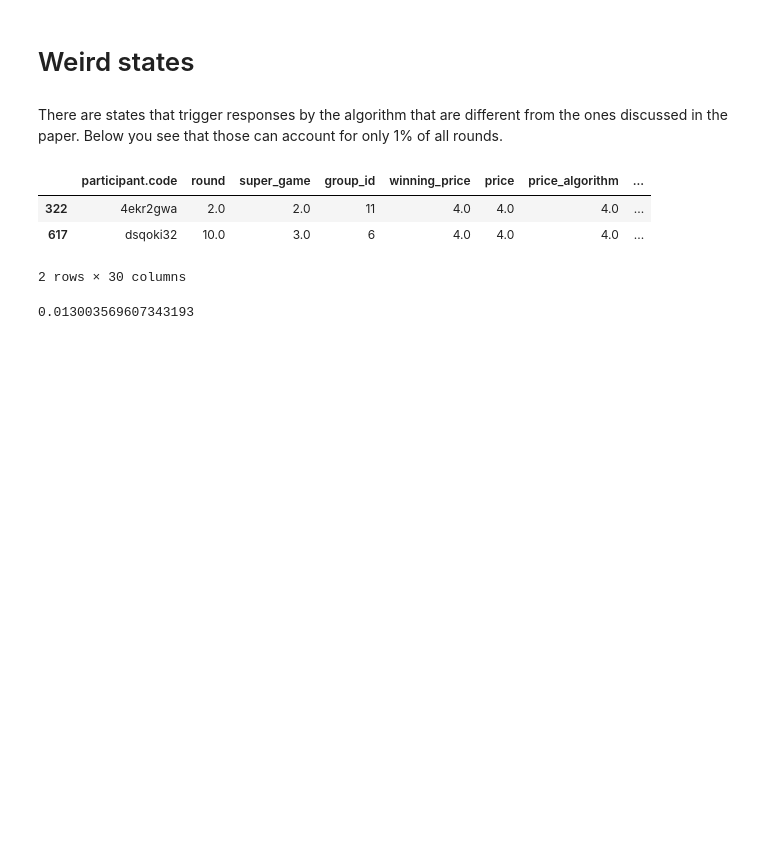
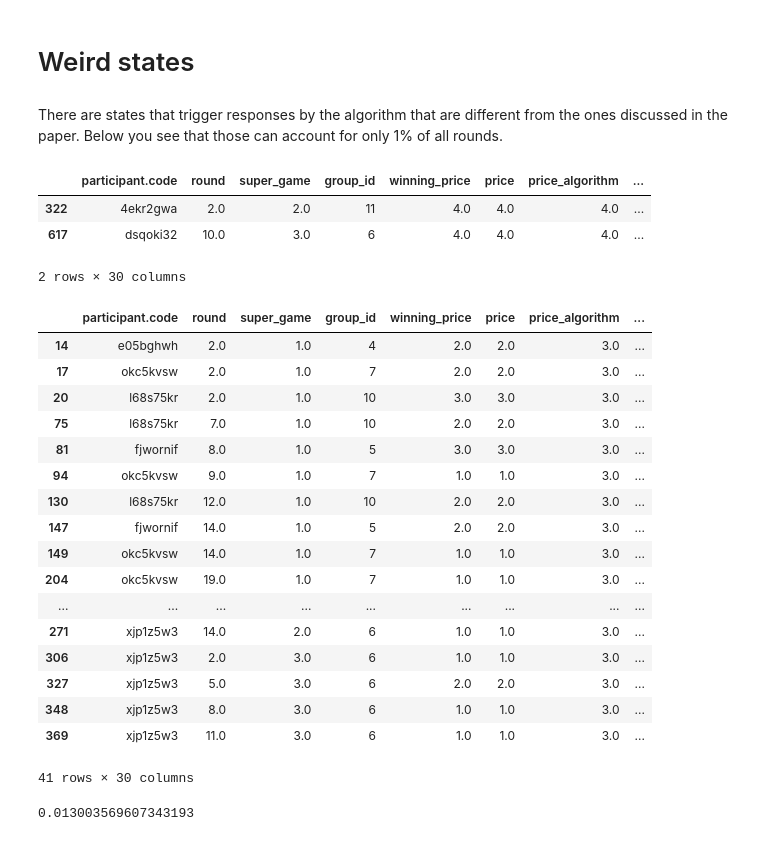
Before and after one commit to ToFeWe/q-learning-replication-code, a Jupyter notebook: src/sandbox/Adhoc_analysis_for_paper.ipynb, the cells around one changed output. Cells and saved outputs as stored; diff of their text form; code cells hidden in the pictures; blank space fills up the shorter version.

```diff
--- a/src/sandbox/Adhoc_analysis_for_paper.ipynb
+++ b/src/sandbox/Adhoc_analysis_for_paper.ipynb
@@ -303,6 +303,27 @@ data_algos.loc[(data_algos['price_algorithm'] == 4) & (~data_algos['price_lag_1'
 | 322 | 4ekr2gwa | 2.0 | 2.0 | 11 | 4.0 | 4.0 | 4.0 | ... |
 | 617 | dsqoki32 | 10.0 | 3.0 | 6 | 4.0 | 4.0 | 4.0 | ... |
 2 rows × 30 columns
+# %%
+data_algos.loc[(data_algos['price_algorithm'] == 3) & (data_algos['treatment'] == '1H2A')]
+# %% [output]
+|  | participant.code | round | super_game | group_id | winning_price | price | price_algorithm | ... |
+| 14 | e05bghwh | 2.0 | 1.0 | 4 | 2.0 | 2.0 | 3.0 | ... |
+| 17 | okc5kvsw | 2.0 | 1.0 | 7 | 2.0 | 2.0 | 3.0 | ... |
+| 20 | l68s75kr | 2.0 | 1.0 | 10 | 3.0 | 3.0 | 3.0 | ... |
+| 75 | l68s75kr | 7.0 | 1.0 | 10 | 2.0 | 2.0 | 3.0 | ... |
+| 81 | fjwornif | 8.0 | 1.0 | 5 | 3.0 | 3.0 | 3.0 | ... |
+| 94 | okc5kvsw | 9.0 | 1.0 | 7 | 1.0 | 1.0 | 3.0 | ... |
+| 130 | l68s75kr | 12.0 | 1.0 | 10 | 2.0 | 2.0 | 3.0 | ... |
+| 147 | fjwornif | 14.0 | 1.0 | 5 | 2.0 | 2.0 | 3.0 | ... |
+| 149 | okc5kvsw | 14.0 | 1.0 | 7 | 1.0 | 1.0 | 3.0 | ... |
+| 204 | okc5kvsw | 19.0 | 1.0 | 7 | 1.0 | 1.0 | 3.0 | ... |
+| ... | ... | ... | ... | ... | ... | ... | ... | ... |
+| 271 | xjp1z5w3 | 14.0 | 2.0 | 6 | 1.0 | 1.0 | 3.0 | ... |
+| 306 | xjp1z5w3 | 2.0 | 3.0 | 6 | 1.0 | 1.0 | 3.0 | ... |
+| 327 | xjp1z5w3 | 5.0 | 3.0 | 6 | 2.0 | 2.0 | 3.0 | ... |
+| 348 | xjp1z5w3 | 8.0 | 3.0 | 6 | 1.0 | 1.0 | 3.0 | ... |
+| 369 | xjp1z5w3 | 11.0 | 3.0 | 6 | 1.0 | 1.0 | 3.0 | ... |
+41 rows × 30 columns
 # %%
 (len(n_price_not_1_or_4) + 2 )/ len(data_algos_group)
 # %% [output]
```
Also changed, not shown: 8 other files.
